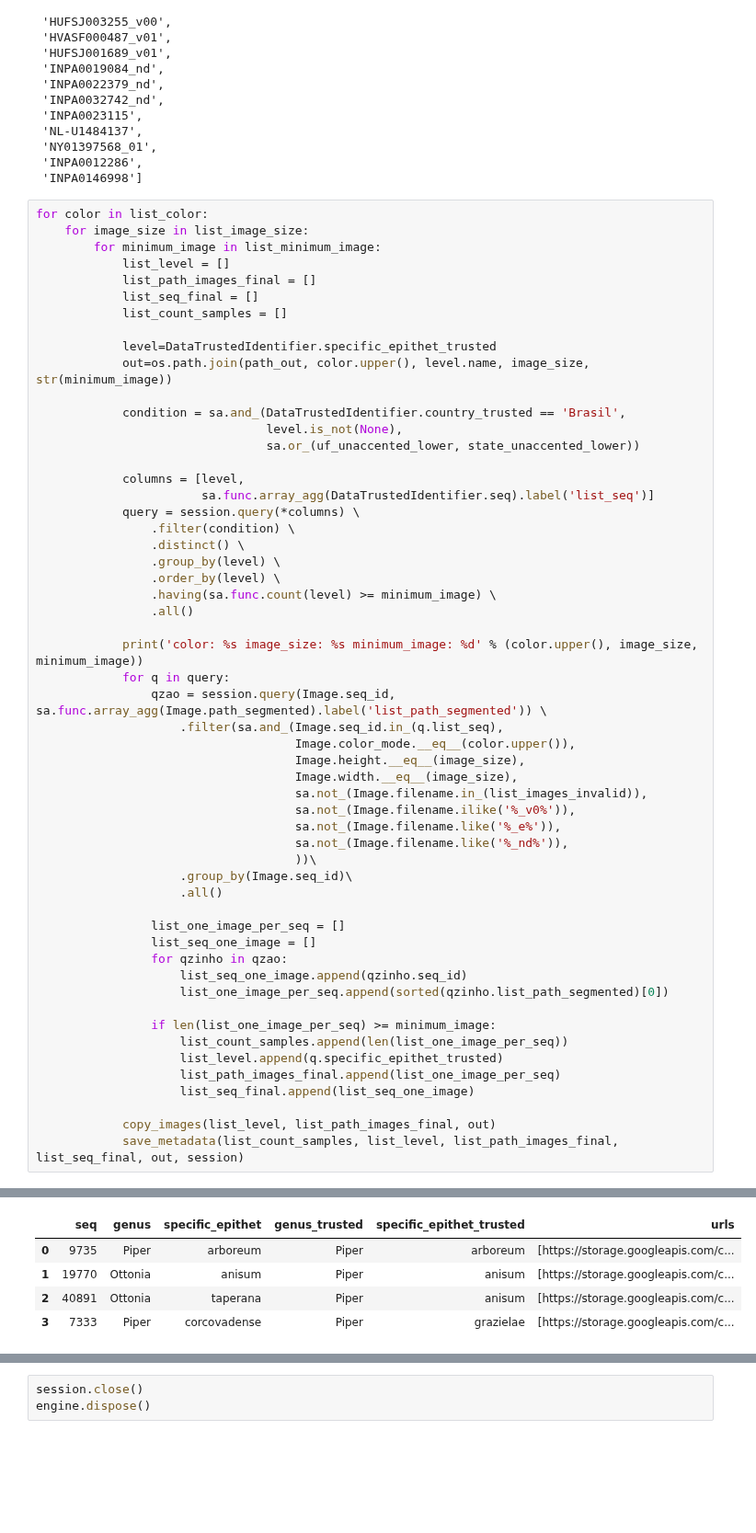
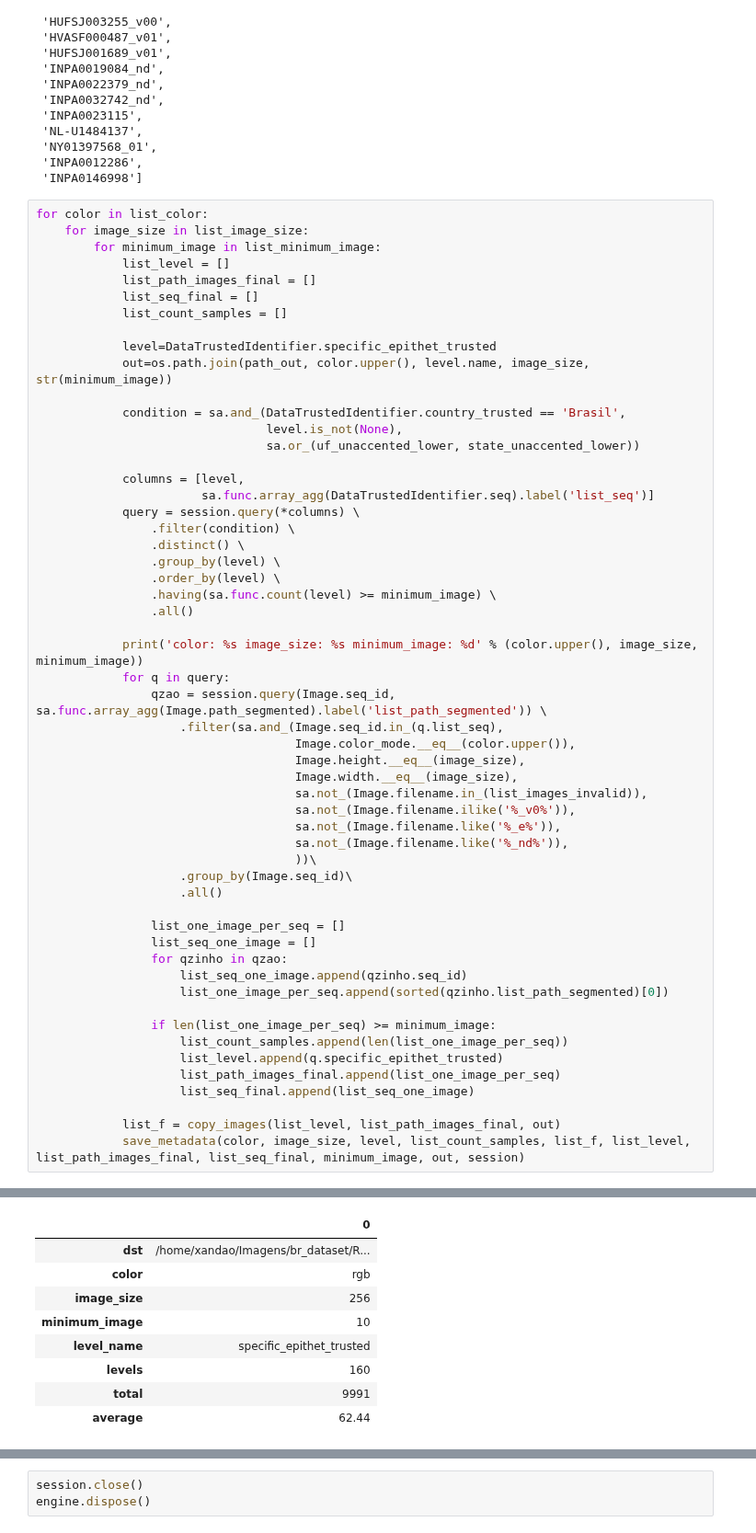
Before and after one commit to xaaaandao/piperaceae-sql, a Jupyter notebook: br_dataset.ipynb, the cells around one changed output, grey strips where cells are left out. Shown at 92% size. Drawn from its saved outputs; the diff is of its cells as text; blank space fills up the shorter version.

```diff
--- a/br_dataset.ipynb
+++ b/br_dataset.ipynb
@@ -114,8 +114,8 @@ for color in list_color:
                     list_path_images_final.append(list_one_image_per_seq)
                     list_seq_final.append(list_seq_one_image)
 
-            copy_images(list_level, list_path_images_final, out)
-            save_metadata(list_count_samples, list_level, list_path_images_final, list_seq_final, out, session)
+            list_f = copy_images(list_level, list_path_images_final, out)
+            save_metadata(color, image_size, level, list_count_samples, list_f, list_level, list_path_images_final, list_seq_final, minimum_image, out, session)
 # %% [output]
 color: RGB image_size: 256 minimum_image: 5
 total of levels: 235 total of images: 10515
@@ -151,5 +153,9 @@ total of levels: 106 total of images: 9248
-|  | seq | genus | specific_epithet | genus_trusted | specific_epithet_trusted | urls |
-| 0 | 9735 | Piper | arboreum | Piper | arboreum | [https://storage.googleapis.com/c... |
-| 1 | 19770 | Ottonia | anisum | Piper | anisum | [https://storage.googleapis.com/c... |
-| 2 | 40891 | Ottonia | taperana | Piper | anisum | [https://storage.googleapis.com/c... |
-| 3 | 7333 | Piper | corcovadense | Piper | grazielae | [https://storage.googleapis.com/c... |
+|  | 0 |
+| dst | /home/xandao/Imagens/br_dataset/R... |
+| color | rgb |
+| image_size | 256 |
+| minimum_image | 10 |
+| level_name | specific_epithet_trusted |
+| levels | 160 |
+| total | 9991 |
+| average | 62.44 |
```
Also changed, not shown: parts of 2 cells of this notebook, 3 other files.
